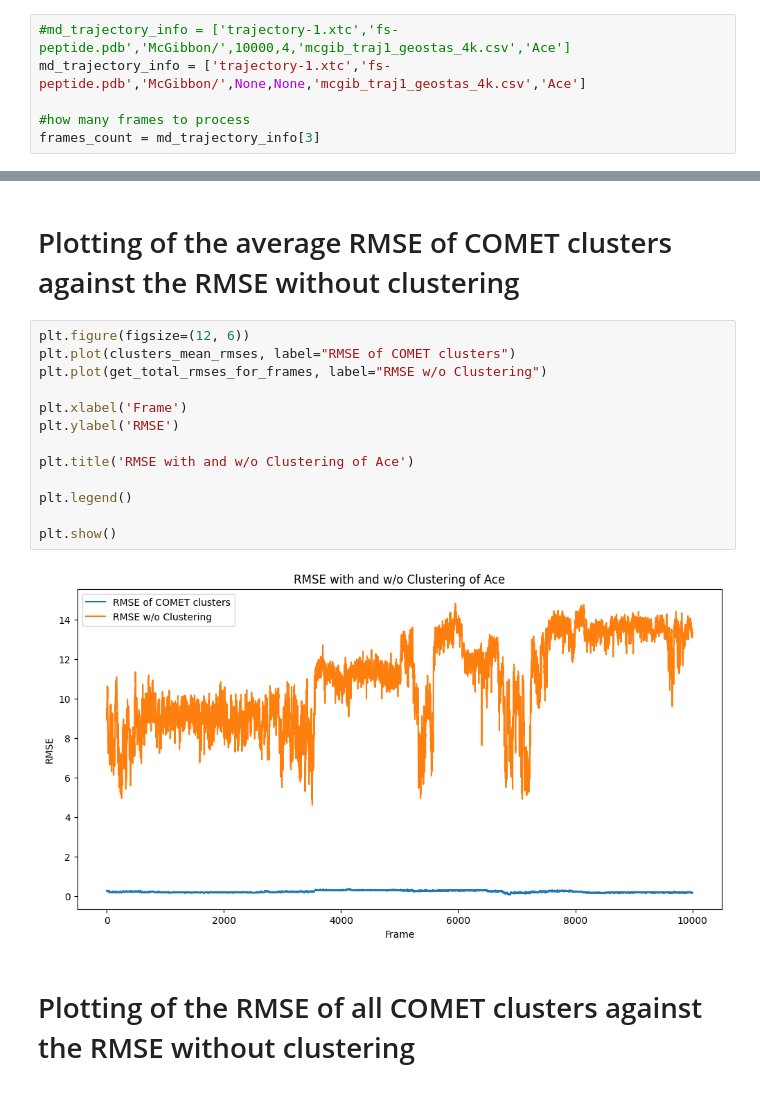
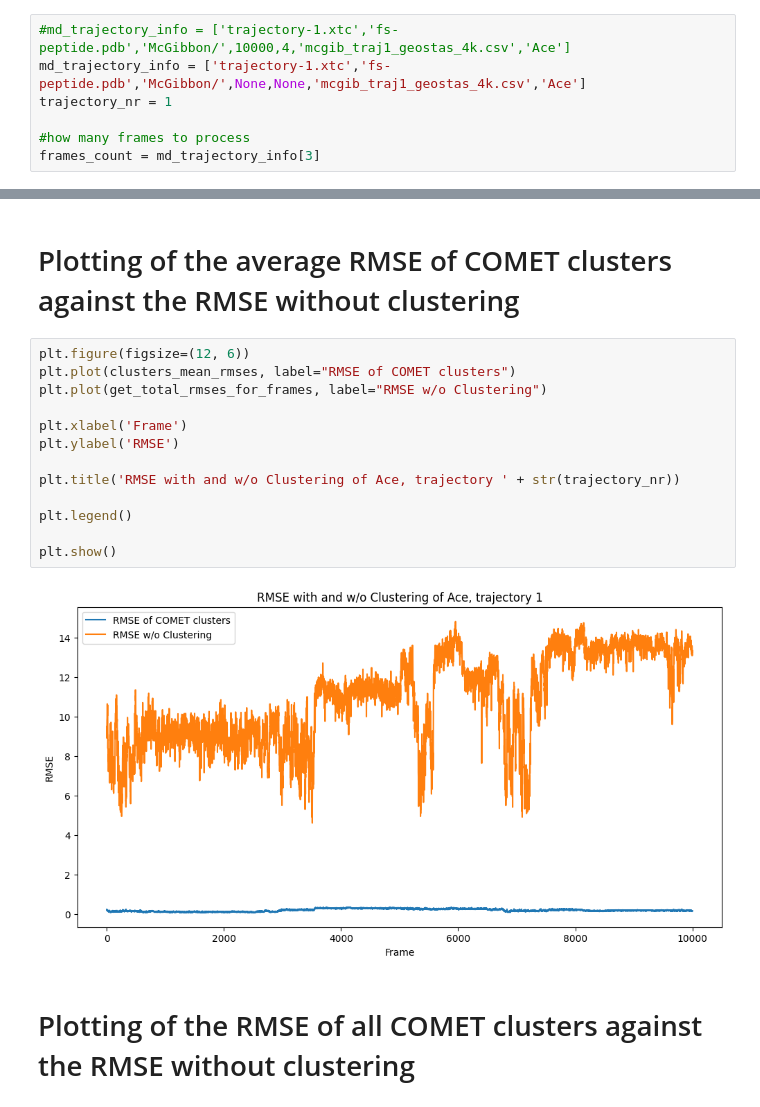
Before and after one commit to jalhackl/COMET, a Jupyter notebook: simple_protein_example_fspeptide.ipynb, the cells around one changed output, grey strips where cells are left out. Saved outputs shown, nothing was run; the diff lists cells and outputs as text.

```diff
--- a/simple_protein_example_fspeptide.ipynb
+++ b/simple_protein_example_fspeptide.ipynb
@@ -26,6 +29,7 @@ from clustering_functions import clustering_workflow
 # %%
 #md_trajectory_info = ['trajectory-1.xtc','fs-peptide.pdb','McGibbon/',10000,4,'mcgib_traj1_geostas_4k.csv','Ace']
 md_trajectory_info = ['trajectory-1.xtc','fs-peptide.pdb','McGibbon/',None,None,'mcgib_traj1_geostas_4k.csv','Ace']
+trajectory_nr = 1
 
 #how many frames to process
 frames_count = md_trajectory_info[3]
@@ -463,18 +467,18 @@ get_total_rmses_for_frames, cluster_rmses, clusters_mean_rmses = get_RMSE_of_clu
 # %%
 plt.figure(figsize=(12, 6))
 plt.plot(clusters_mean_rmses, label="RMSE of COMET clusters")
 plt.plot(get_total_rmses_for_frames, label="RMSE w/o Clustering")
 
 plt.xlabel('Frame')
 plt.ylabel('RMSE')
 
-plt.title('RMSE with and w/o Clustering of Ace')
+plt.title('RMSE with and w/o Clustering of Ace, trajectory ' + str(trajectory_nr))
 
 plt.legend()
 
 plt.show()
 # %% [output]
-[figure, old version]
+[figure, new version]
 # %% [markdown]
 # Plotting of the RMSE of all COMET clusters against the RMSE without clustering
 # %%
```
Also changed, not shown: parts of 23 cells of this notebook, 5 other files.
